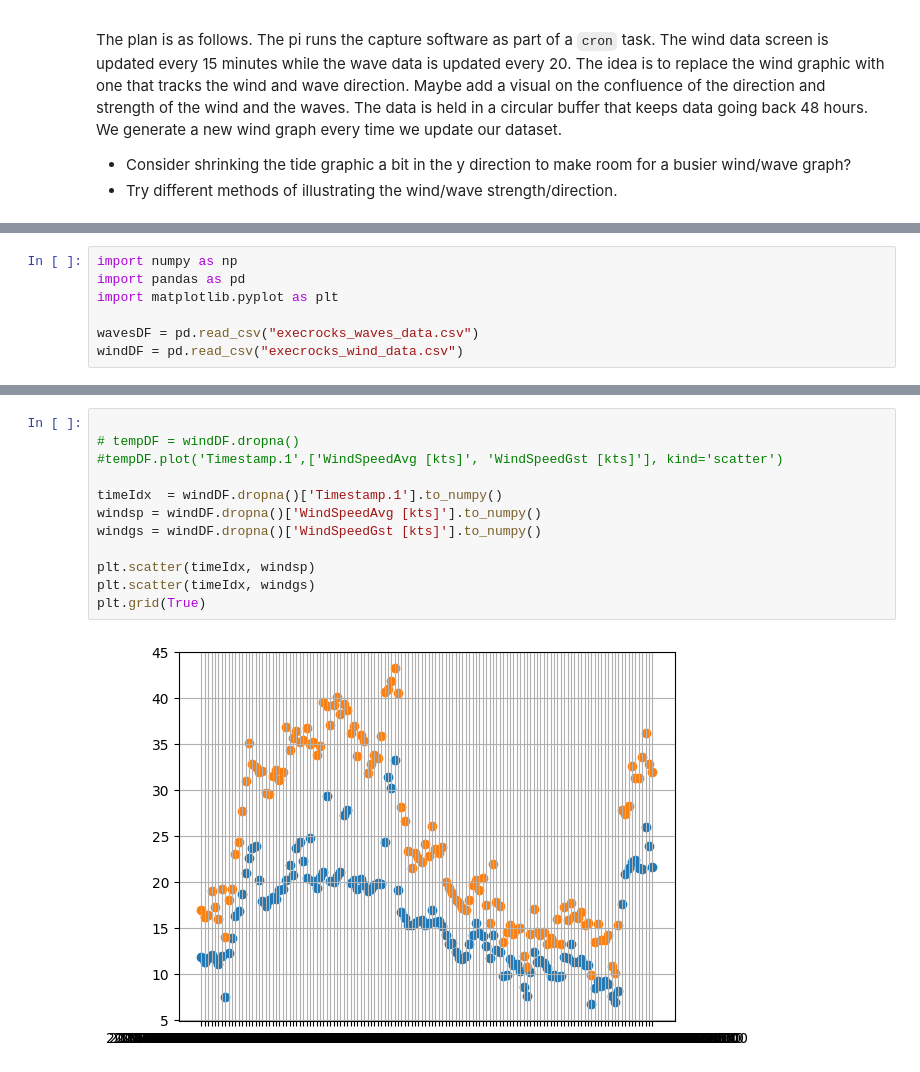
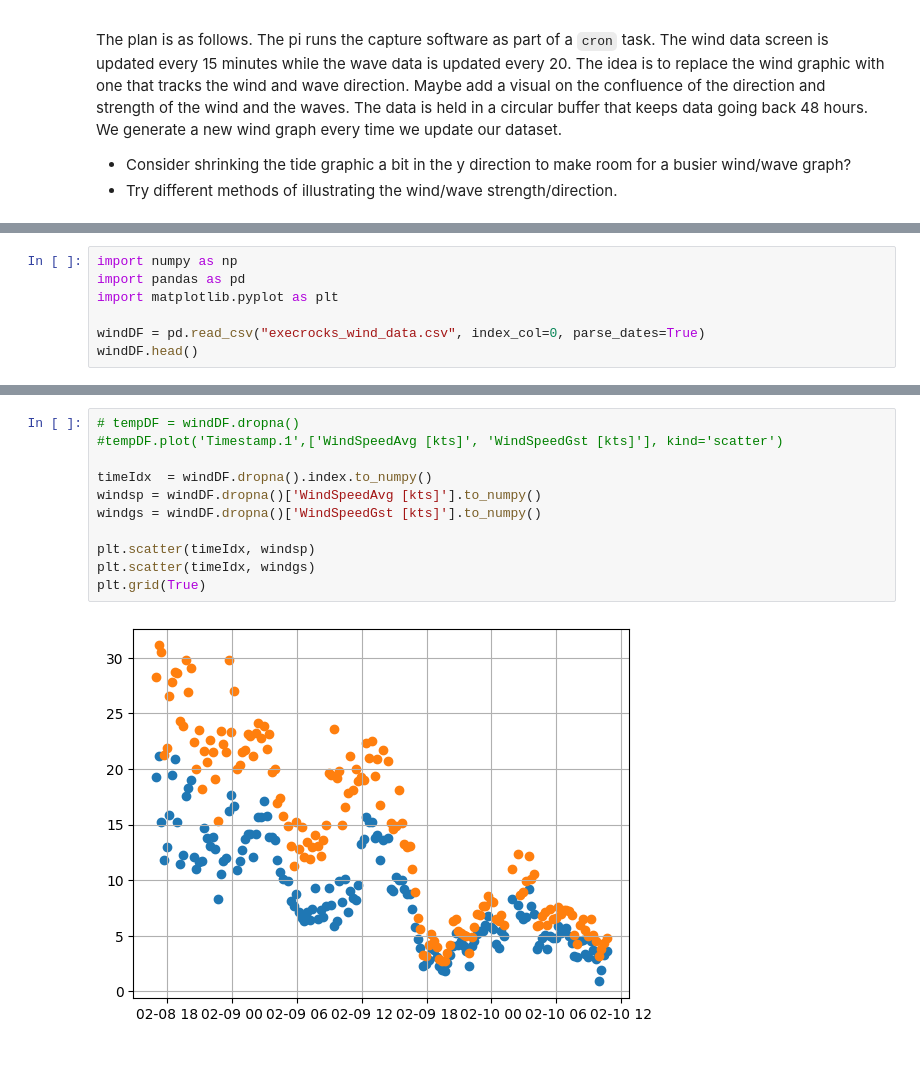
Before and after one commit to pbeeken/OCRWeatherDataCapture, a Jupyter notebook: OCRDataCapture.ipynb, the cells around one changed output, grey strips where cells are left out. Cells and saved outputs as stored; diff of their text form.

Commit message:
clean up units tests and developing the graphs.  Mostly reorganization.

```diff
--- a/OCRDataCapture.ipynb
+++ b/OCRDataCapture.ipynb
@@ -902,5 +902,5 @@ import numpy as np
 import pandas as pd
 import matplotlib.pyplot as plt
 
-wavesDF = pd.read_csv("execrocks_waves_data.csv")
-windDF = pd.read_csv("execrocks_wind_data.csv")
+windDF = pd.read_csv("execrocks_wind_data.csv", index_col=0, parse_dates=True)
+windDF.head()
@@ -916,14 +915,13 @@ windDF.head()
 # %%
-
 # tempDF = windDF.dropna()
 #tempDF.plot('Timestamp.1',['WindSpeedAvg [kts]', 'WindSpeedGst [kts]'], kind='scatter')
 
-timeIdx  = windDF.dropna()['Timestamp.1'].to_numpy()
+timeIdx  = windDF.dropna().index.to_numpy()
 windsp = windDF.dropna()['WindSpeedAvg [kts]'].to_numpy()
 windgs = windDF.dropna()['WindSpeedGst [kts]'].to_numpy()
 
 plt.scatter(timeIdx, windsp)
 plt.scatter(timeIdx, windgs)
 plt.grid(True)
 # %% [output]
-[figure, old version]
+[figure, new version]
```
Also changed, not shown: parts of 12 cells of this notebook, 4 other files.
